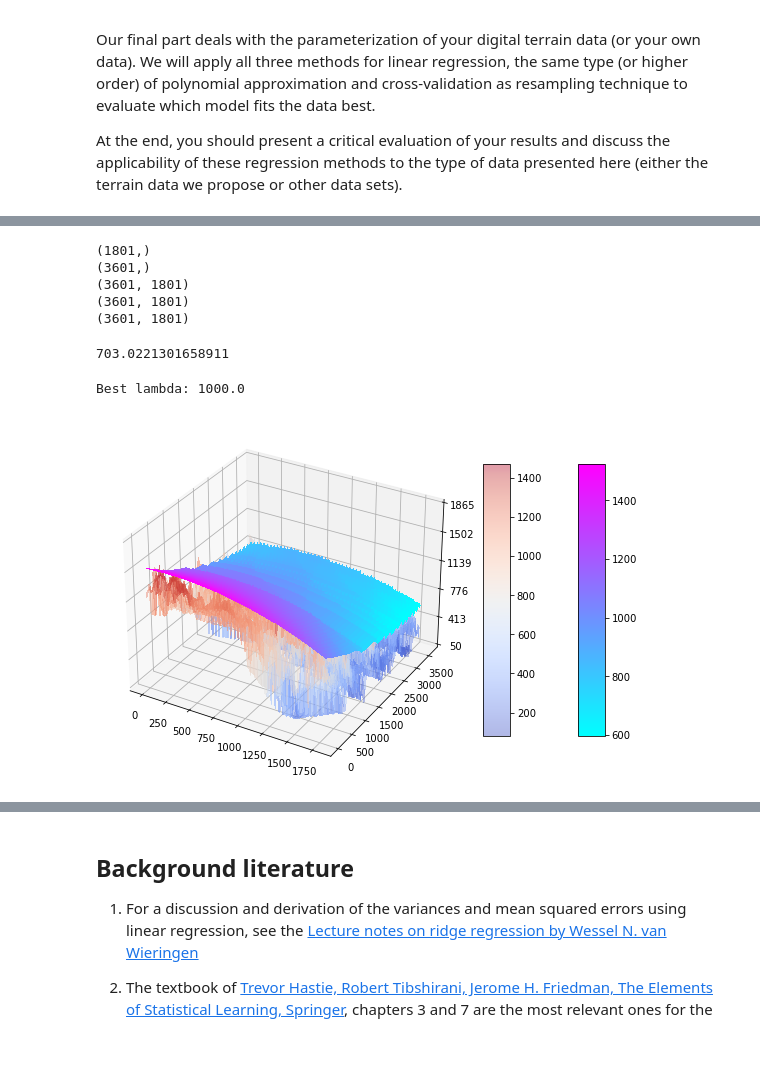
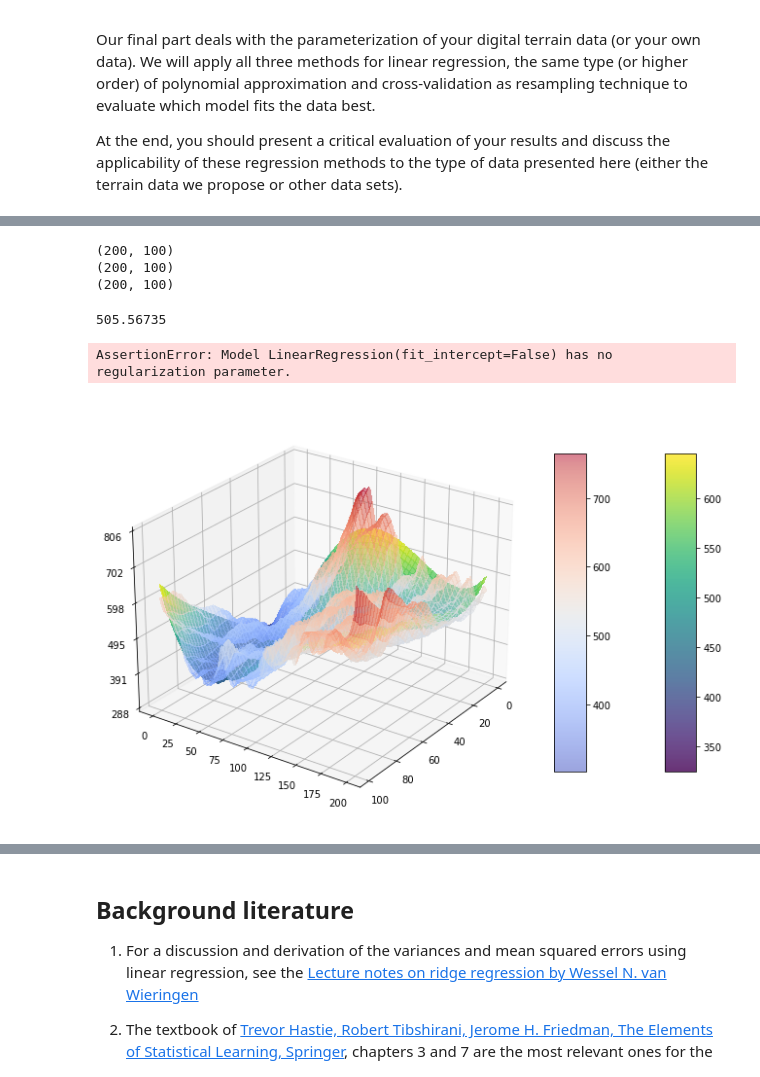
Before and after one commit to vetlenev/FYS-STK4155, a Jupyter notebook: Project1_v2.ipynb, the cells around one changed output, grey strips where cells are left out. Saved outputs shown, nothing was run; the diff lists cells and outputs as text; code cells hidden in the pictures; blank space fills up the shorter version.

```diff
--- a/Project1_v2.ipynb
+++ b/Project1_v2.ipynb
@@ -1197,7 +1207,7 @@ x, y, x_y, z_1d = xyz_1D(50)
 # Lasso Bootstrap
 lambdas = np.logspace(-4, 4, 9)
 min_deg = 1
-max_deg = 16
+max_deg = 20 #16
 degrees = np.arange(min_deg, max_deg+1)
 mse_train_lasso = np.zeros((len(lambdas), len(degrees)))
 mse_test_lasso = np.zeros_like(mse_train_lasso)
@@ -1638,39 +1657,37 @@ class RegressionModel:
         fig.colorbar(surf, shrink=0.5, aspect=10)
         plt.show()
 # %%
-lambdas = np.logspace(-4, 3, 100)
-terrain = RegressionModel(terrain1, Ridge, 3, lmb=0.1, lambdas=lambdas)
-print(terrain.x.shape)
-print(terrain.y.shape)
+lambdas = np.logspace(-4, 4, 100)
+terrain = RegressionModel(terrain1, LinearRegression, 5, lmb=0.1, lambdas=lambdas, \
+                          x_from=2000, x_to=2200, y_from=1000, y_to=1100)
+
 z = terrain.z
+# terrain.x used for fitting, x used for plotting
 x, y, x_y, z_1d = terrain.reshape_xyz(terrain.x, terrain.y, z)
 print(x.shape)
 print(y.shape)
 print(z.shape)
 grid_points = x_y.shape[0]
-#assert (x == x_y[:,0].reshape(1801, 3601)).all()
-#assert (y == x_y[:,1].reshape(1801, 3601)).all()
 # %% [output]
-(1801,)
-(3601,)
-(3601, 1801)
-(3601, 1801)
-(3601, 1801)
+(200, 100)
+(200, 100)
+(200, 100)
 # %%
 #MSE: Linear: 538 000, Ridge: 565 000, Lasso: 564 000
 # %%
-X_scaled, z_1d = terrain.design_and_scale(terrain.x, terrain.y, z)
+X_scaled, z_1d, z_mean = terrain.design_and_scale(terrain.x, terrain.y, z)
+z_mean
 # %% [output]
-703.0221301658911
+505.56735
 # %%
-z_pred, mse_pred = terrain.cv_gridsearch(X_scaled, z_1d, 10)
+z_pred, mse_pred = terrain.cv_gridsearch(X_scaled, z_1d+z_mean, 10)
 # %% [output]
-Best lambda: 1000.0
+AssertionError: Model LinearRegression(fit_intercept=False) has no regularization parameter.
 # %%
-z_pred, mse_pred = terrain.cross_validation(X_scaled, z_1d, k=10)
+z_pred, mse_pred = terrain.cross_validation(X_scaled, z_1d+z_mean, k=10)
 # %%
-terrain.plot_fit(x, y, z_1d, z_pred+1000, 100)
+terrain.plot_fit(x, y, z_1d, z_pred+z_mean)
 # %% [output]
-[figure, old version]
+[figure, new version]
 # %%
 mse_pred
```
Also changed, not shown: parts of 37 cells of this notebook, 38 other files.
